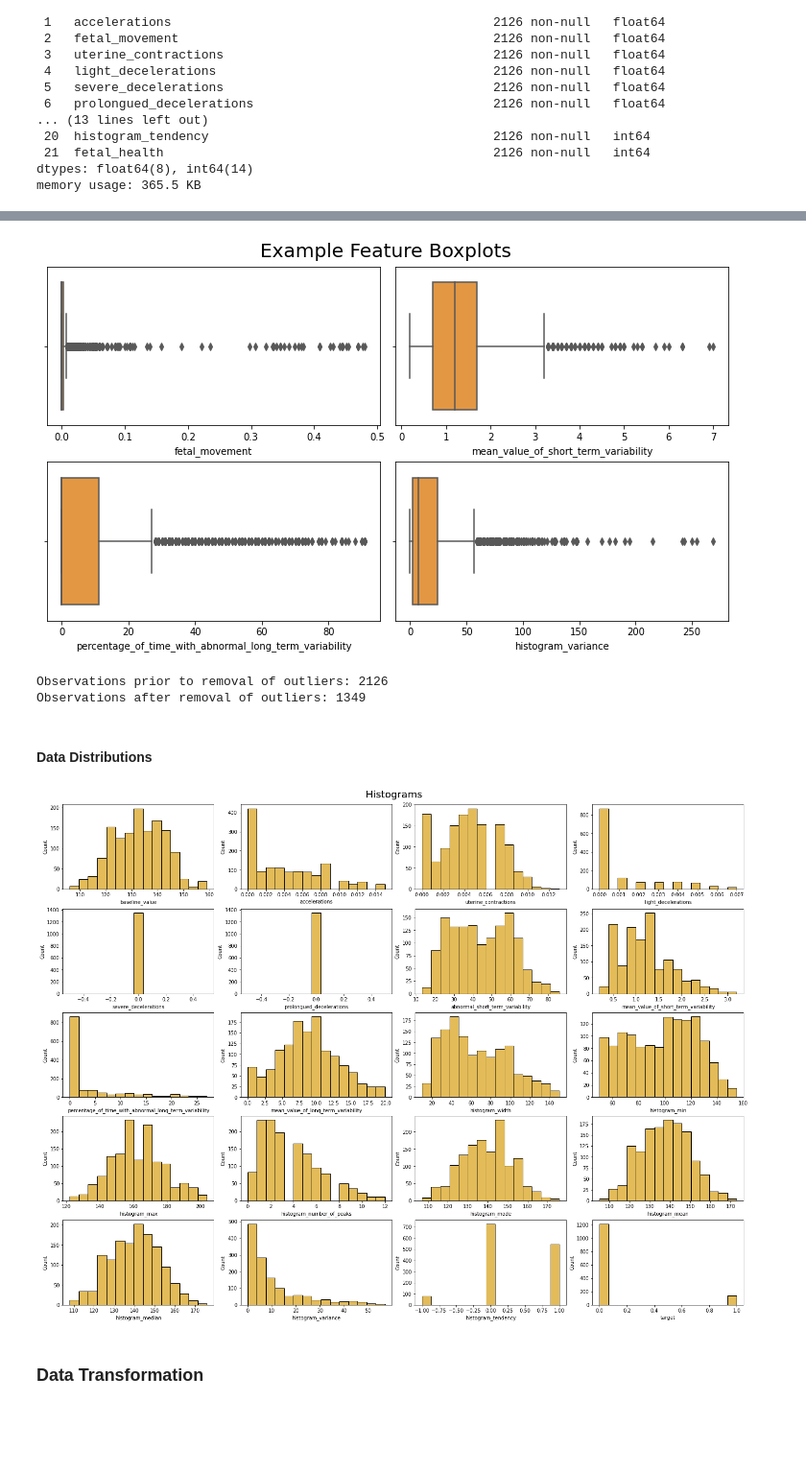
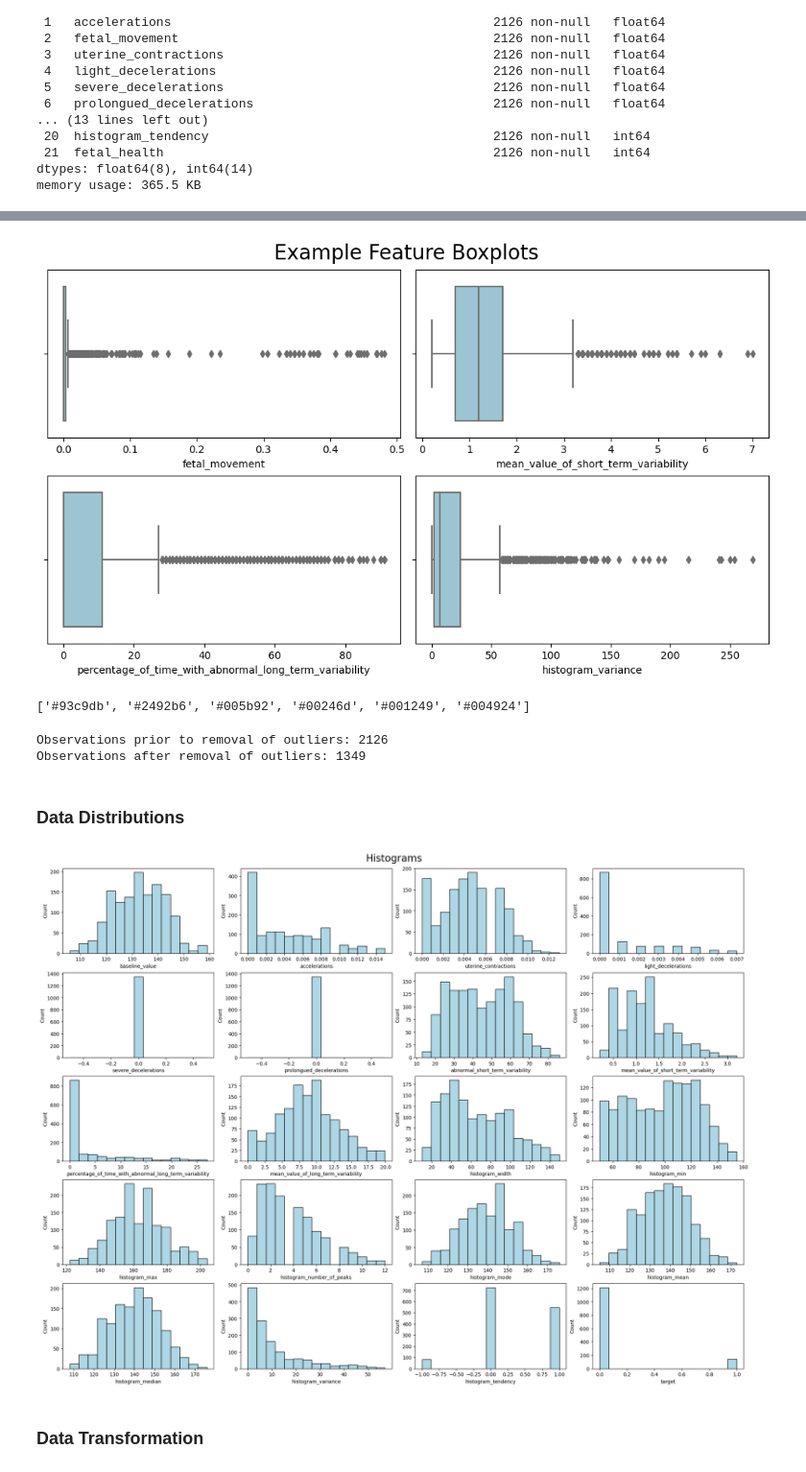
Before and after one commit to kaspii314/fetal_ctg_classification, a Jupyter notebook: fetal_ctg_classification.ipynb, the cells around one changed output, grey strips where cells are left out. Shown at 96% size. Drawn from its saved outputs; the diff is of its cells as text; code cells hidden in the pictures; blank space fills up the shorter version.

```diff
--- a/fetal_ctg_classification.ipynb
+++ b/fetal_ctg_classification.ipynb
@@ -120,6 +135,6 @@ fig, axs = plt.subplots(nrows=l, ncols=w, constrained_layout=True, figsize=(20,2
 fig.suptitle('Feature Boxplots', fontsize=20)
 for i in range(len(features)):
     j,k = plots[i]
-    sns.boxplot(x=features[i], data=df, ax=axs[j,k], palette='YlOrBr')
+    sns.boxplot(x=features[i], data=df, ax=axs[j,k], color='#93c9db')
 plt.show()
 # %% [output]
@@ -133,10 +148,14 @@ fig, axs = plt.subplots(nrows=l, ncols=w, constrained_layout=True, figsize=(10,6
 fig.suptitle('Example Feature Boxplots', fontsize=20)
 for i in range(len(outliers)):
     j,k = plots[i]
-    sns.boxplot(x=outliers[i], data=df[outliers], ax=axs[j,k], palette='YlOrBr')
+    sns.boxplot(x=outliers[i], data=df[outliers], ax=axs[j,k], color='#93c9db')
 plt.show()
 # %% [output]
-[figure, old version]
+[figure, new version]
+# %%
+print(sns.color_palette("ocean_r").as_hex())
+# %% [output]
+['#93c9db', '#2492b6', '#005b92', '#00246d', '#001249', '#004924']
 # %%
 # For each variable, remove values below Q1 - 1.5*IQR and values above Q3 + 1.5*IQR as outliers.
 def tag_non_outliers(df, col):
@@ -167,19 +186,19 @@ print('Observations after removal of outliers:', clean_df.shape[0])
 Observations prior to removal of outliers: 2126
 Observations after removal of outliers: 1349
 # %% [markdown]
-#### Data Distributions
+### Data Distributions
 # %%
 # Histograms.
 l,w = 5,4
 plots = [ [i,j] for i in range(l) for j in range(w) ]
 fig, axs = plt.subplots(nrows=l, ncols=w, constrained_layout=True, figsize=(20,15))
 fig.suptitle('Histograms', fontsize=20)
 for i in range(len(clean_df.columns)):
     j,k = plots[i]
-    sns.histplot(x=clean_df.columns[i], data=clean_df, bins=15, ax=axs[j,k], color='goldenrod')
+    sns.histplot(x=clean_df.columns[i], data=clean_df, bins=15, ax=axs[j,k], color='#93c9db')
 plt.show()
 # %% [output]
-[figure, old version]
+[figure, new version]
 # %%
 # After removal of outliers, two columns have only a single value. These are removed.
 clean_df.drop(columns=['severe_decelerations','prolongued_decelerations'], inplace=True)
```
Also changed, not shown: parts of 31 cells of this notebook, 2 other files.
